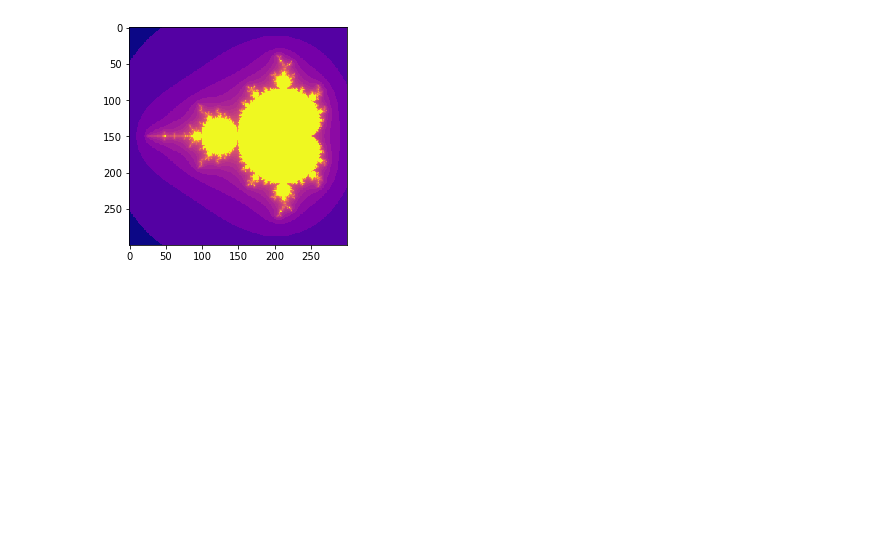
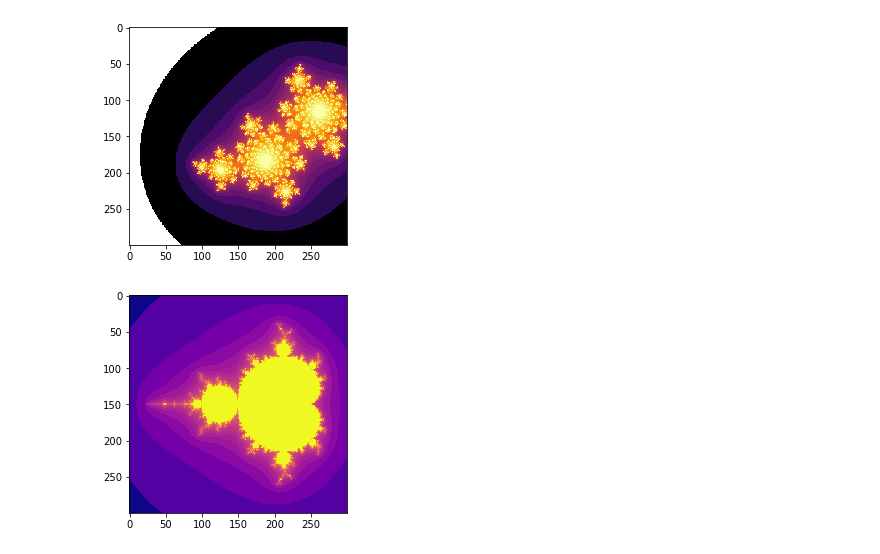
Before and after one commit to Quinn888/fractals, a Jupyter notebook: tkinter fractal.ipynb, the cells around one changed output. Cells and saved outputs as stored; diff of their text form; code cells hidden in the pictures; blank space fills up the shorter version.

Commit message:
added the julia set and changed some code to make it work with both sets

```diff
--- a/tkinter fractal.ipynb
+++ b/tkinter fractal.ipynb
@@ -4,5 +4,3 @@ import matplotlib.pyplot as plt
 from tkinter import *
 from matplotlib.backends.backend_tkagg import (FigureCanvasTkAgg,
 NavigationToolbar2Tk)
-# %%
-realBounds=(-0.22, -0.219), imagBounds=(-0.7,-0.699)
@@ -11,3 +7,25 @@ SyntaxError: cannot assign to operator (<ipython-input-8-ccf06f7ad0a2>, line 1)
+# %%
+def julia_quadratic(z, threshold):
+    """Calculates whether the number z[0] = zx + i*zy with a constant c = x + i*y
+    belongs to the Julia set. In order to belong, the sequence
+    z[i + 1] = z[i]**2 + c, must not diverge after 'threshold' number of steps.
+    The sequence diverges if the absolute value of z[i+1] is greater than 4.
+
+    :param float zx: the x component of z[0]
+    :param float zy: the y component of z[0]
+    :param float cx: the x component of the constant c
+    :param float cy: the y component of the constant c
+    :param int threshold: the number of iterations to considered it converged
+    """
+    # initial conditions
+    c = -0.4+0.6j
+
+    for i in range(threshold):
+        z = z**2 + c
+        if abs(z) > 4.:  # it diverged
+            return i
+
+    return threshold - 1  # it didn't diverge
 # %%
 # counts the number of iterations until the function diverges or
 # returns the iteration threshold that we check until
@@ -71,3 +134,7 @@ def mandelbrot(threshold, density, zoomLevel=0, zoomFocus=(121.38500005/300,121.
+# %%
+julia(120,300,zoomFocus=(121.38500005/300,121.3805/300),zoomLevel=0)
+# %% [output]
+[figure, added]
 # %%
 #### time to party!!
 mandelbrot(120,300,zoomFocus=(121.38500005/300,121.3805/300),zoomLevel=0)
```
Also changed, not shown: parts of 4 cells of this notebook.
